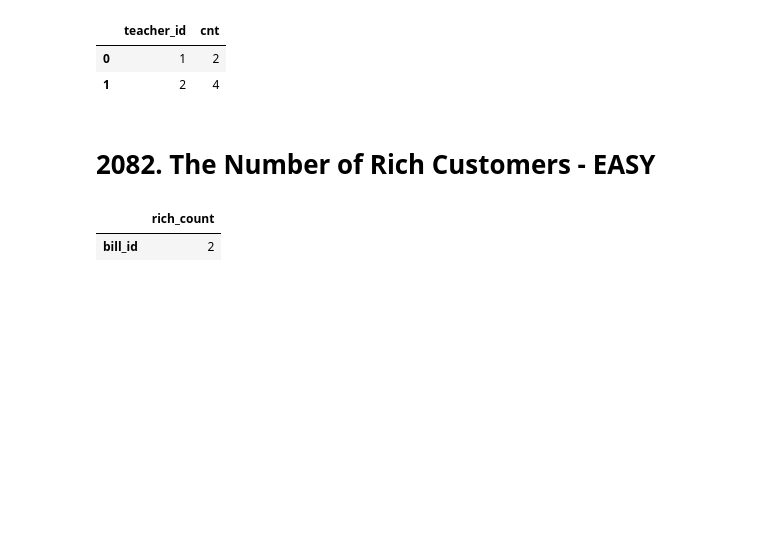
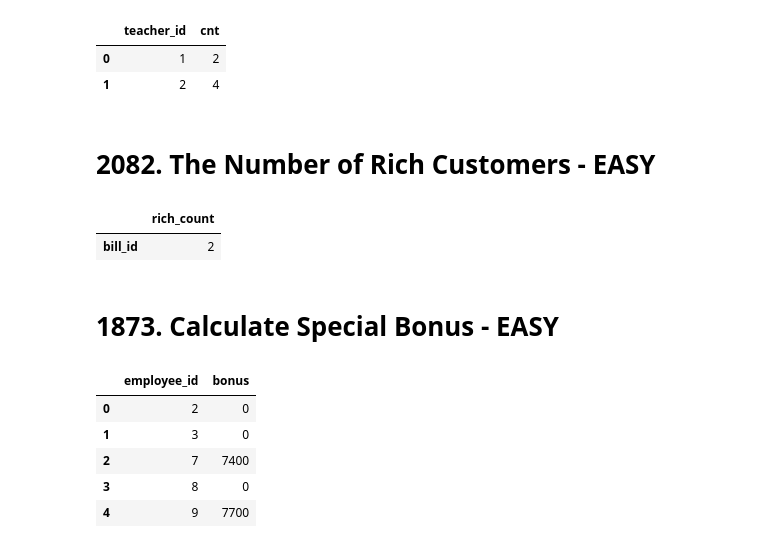
Before and after one commit to d3nnis2001/LeetCode, a Jupyter notebook: august2023.ipynb, the cells around one changed output. Saved outputs shown, nothing was run; the diff lists cells and outputs as text; code cells hidden in the pictures; blank space fills up the shorter version.

```diff
--- a/august2023.ipynb
+++ b/august2023.ipynb
@@ -1303,3 +1303,27 @@ count_rich_customers(Store)
 # %% [output]
 |  | rich_count |
 | bill_id | 2 |
+# %% [markdown]
+# 1873. Calculate Special Bonus - EASY
+# %%
+import pandas as pd
+
+data = [[2, 'Meir', 3000], [3, 'Michael', 3800], [7, 'Addilyn', 7400], [8, 'Juan', 6100], [9, 'Kannon', 7700]]
+Employees = pd.DataFrame(data, columns=['employee_id', 'name', 'salary']).astype({'employee_id':'int64', 'name':'object', 'salary':'int64'})
+
+def calculate_special_bonus(employees: pd.DataFrame) -> pd.DataFrame:
+    # Get employees where the salary should be kept
+    result = employees[~employees["name"].str.contains("M") & employees["employee_id"] % 2 != 0]
+    employees["salary"] = 0
+    employees.loc[result.index, "salary"] = result["salary"]
+    employees.rename(columns={"salary":"bonus"}, inplace=True)
+    return employees.drop(columns="name").sort_values("employee_id")
+
+calculate_special_bonus(Employees)
+# %% [output]
+|  | employee_id | bonus |
+| 0 | 2 | 0 |
+| 1 | 3 | 0 |
+| 2 | 7 | 7400 |
+| 3 | 8 | 0 |
+| 4 | 9 | 7700 |
```
